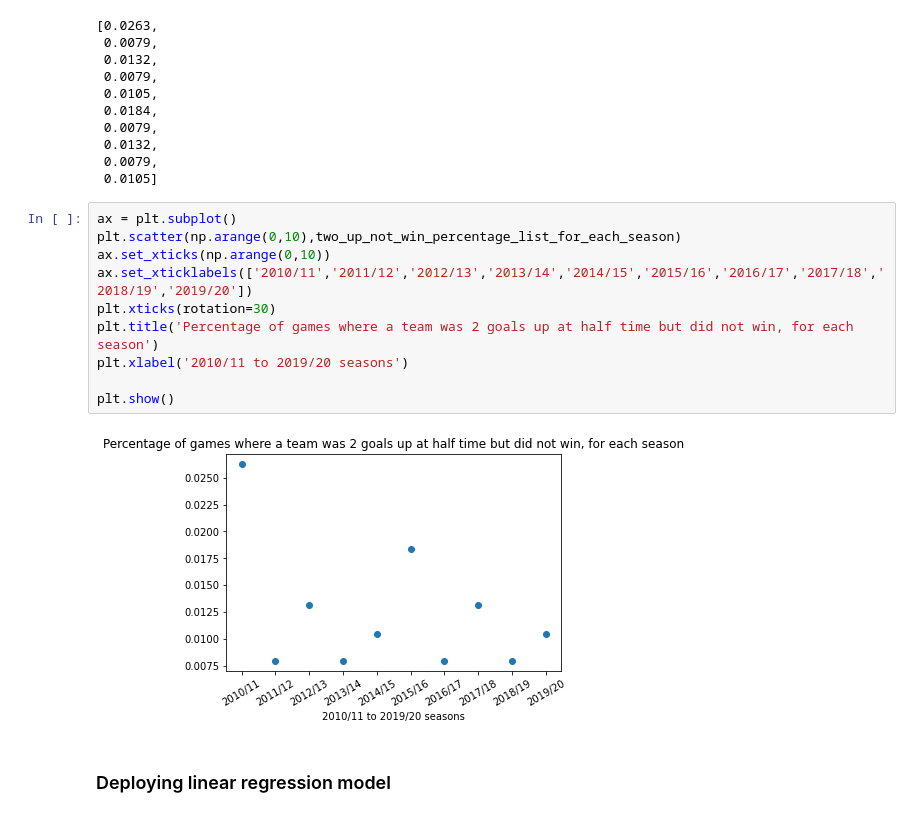
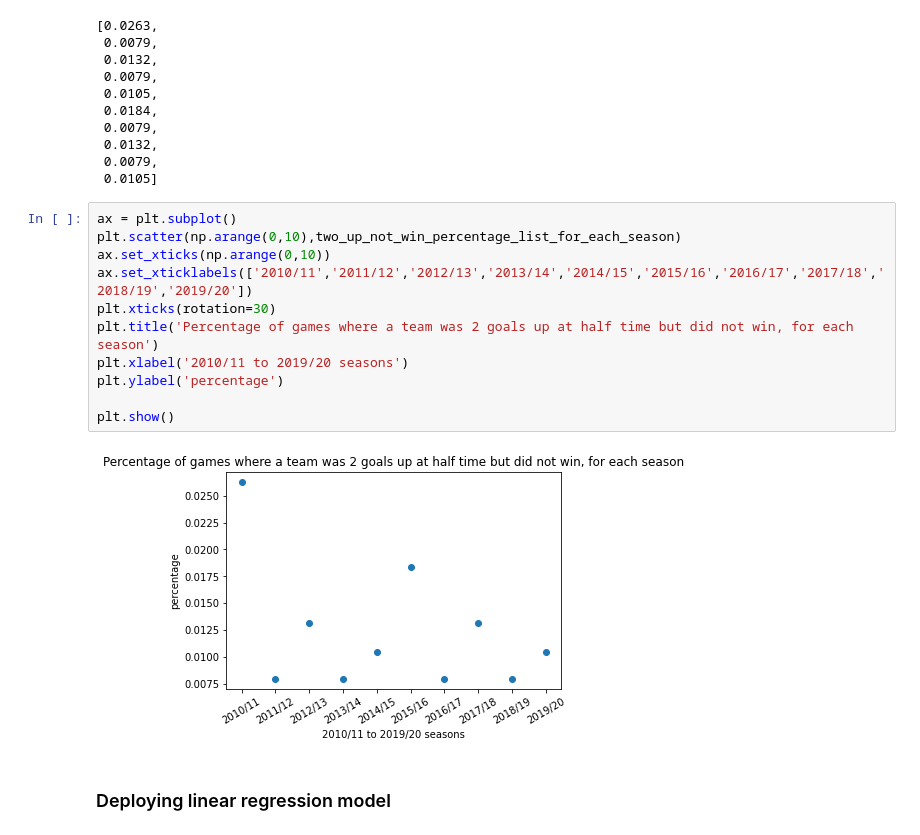
Before and after one commit to jake321southall/football-data-analysis, a Jupyter notebook: football analysis notebook.ipynb, the cells around one changed output. Cells and saved outputs as stored; diff of their text form.

```diff
--- a/football analysis notebook.ipynb
+++ b/football analysis notebook.ipynb
@@ -325,15 +330,16 @@ two_up_not_win_percentage_list_for_each_season
 # %%
 ax = plt.subplot()
 plt.scatter(np.arange(0,10),two_up_not_win_percentage_list_for_each_season)
 ax.set_xticks(np.arange(0,10))
 ax.set_xticklabels(['2010/11','2011/12','2012/13','2013/14','2014/15','2015/16','2016/17','2017/18','2018/19','2019/20'])
 plt.xticks(rotation=30)
 plt.title('Percentage of games where a team was 2 goals up at half time but did not win, for each season')
 plt.xlabel('2010/11 to 2019/20 seasons')
+plt.ylabel('percentage')
 
 plt.show()
 # %% [output]
-[figure, old version]
+[figure, new version]
 # %% [markdown]
 ### Deploying linear regression model
 # %%
```
Also changed, not shown: parts of 14 cells of this notebook.
